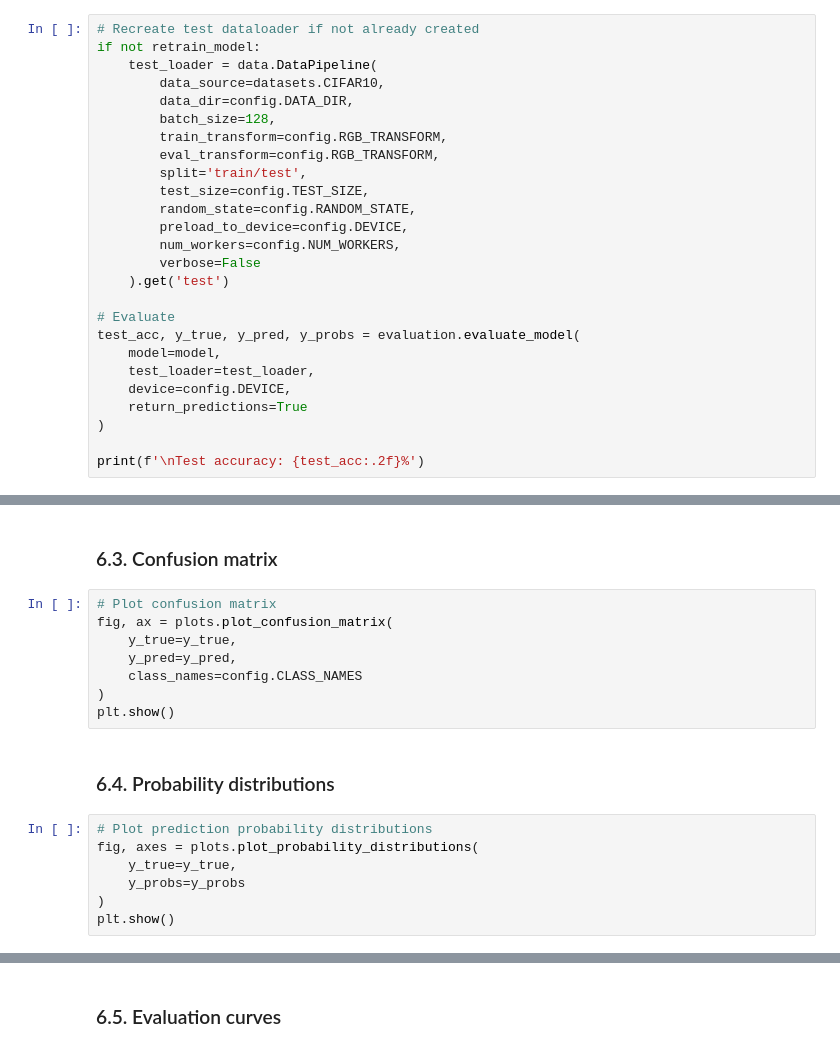
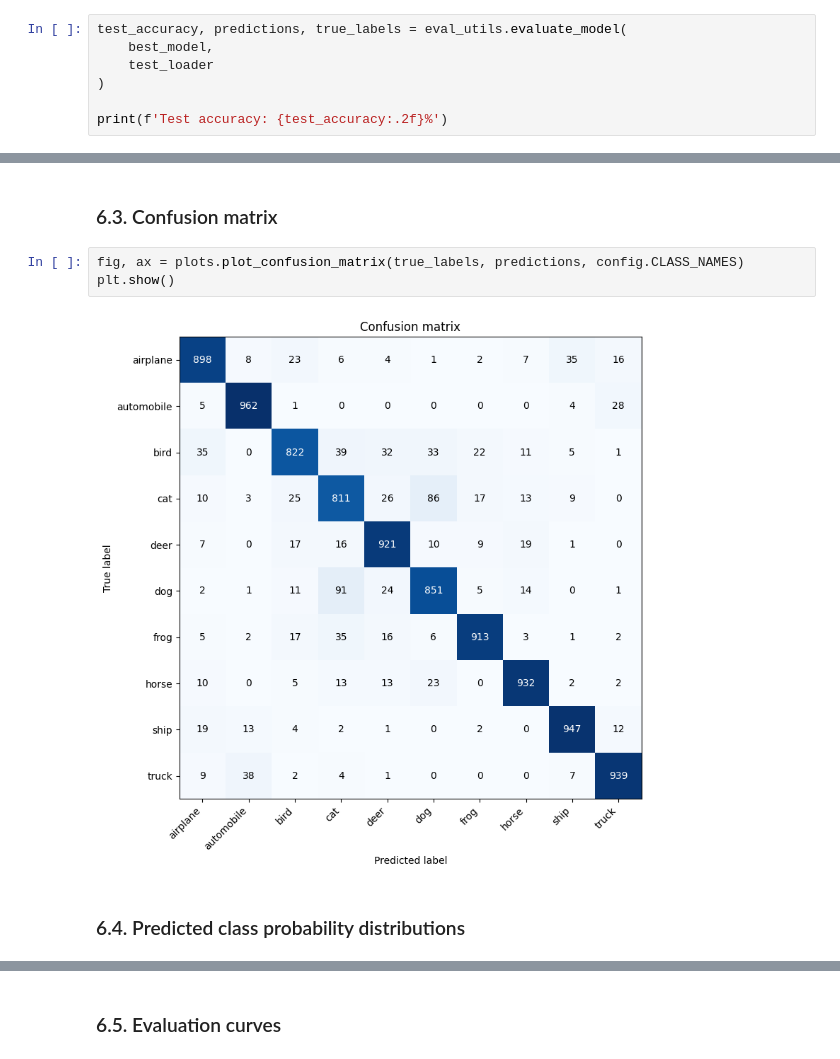
Before and after one commit to gperdrizet/CIFAR10, a Jupyter notebook: notebooks/05-training-optimization.ipynb, the cells around one changed output, grey strips where cells are left out. Saved outputs shown, nothing was run; the diff lists cells and outputs as text.

```diff
--- a/notebooks/05-training-optimization.ipynb
+++ b/notebooks/05-training-optimization.ipynb
@@ -391,26 +507,7 @@ if history is not None:
-# %%
-# Recreate test dataloader if not already created
-if not retrain_model:
-    test_loader = data.DataPipeline(
-        data_source=datasets.CIFAR10,
-        data_dir=config.DATA_DIR,
-        batch_size=128,
-        train_transform=config.RGB_TRANSFORM,
-        eval_transform=config.RGB_TRANSFORM,
-        split='train/test',
-        test_size=config.TEST_SIZE,
-        random_state=config.RANDOM_STATE,
-        preload_to_device=config.DEVICE,
-        num_workers=config.NUM_WORKERS,
-        verbose=False
-    ).get('test')
-
-# Evaluate
-test_acc, y_true, y_pred, y_probs = evaluation.evaluate_model(
-    model=model,
-    test_loader=test_loader,
-    device=config.DEVICE,
-    return_predictions=True
-)
-
-print(f'\nTest accuracy: {test_acc:.2f}%')
+# %%
+test_accuracy, predictions, true_labels = eval_utils.evaluate_model(
+    best_model,
+    test_loader
+)
+
+print(f'Test accuracy: {test_accuracy:.2f}%')
@@ -427,19 +550,9 @@ plt.show()
 # %% [markdown]
 ### 6.3. Confusion matrix
 # %%
-# Plot confusion matrix
-fig, ax = plots.plot_confusion_matrix(
-    y_true=y_true,
-    y_pred=y_pred,
-    class_names=config.CLASS_NAMES
-)
+fig, ax = plots.plot_confusion_matrix(true_labels, predictions, config.CLASS_NAMES)
 plt.show()
+# %% [output]
+[figure, added]
 # %% [markdown]
-### 6.4. Probability distributions
+### 6.4. Predicted class probability distributions
-# %%
-# Plot prediction probability distributions
-fig, axes = plots.plot_probability_distributions(
-    y_true=y_true,
-    y_probs=y_probs
-)
-plt.show()
```
Also changed, not shown: parts of 39 cells of this notebook, 11 other files.
